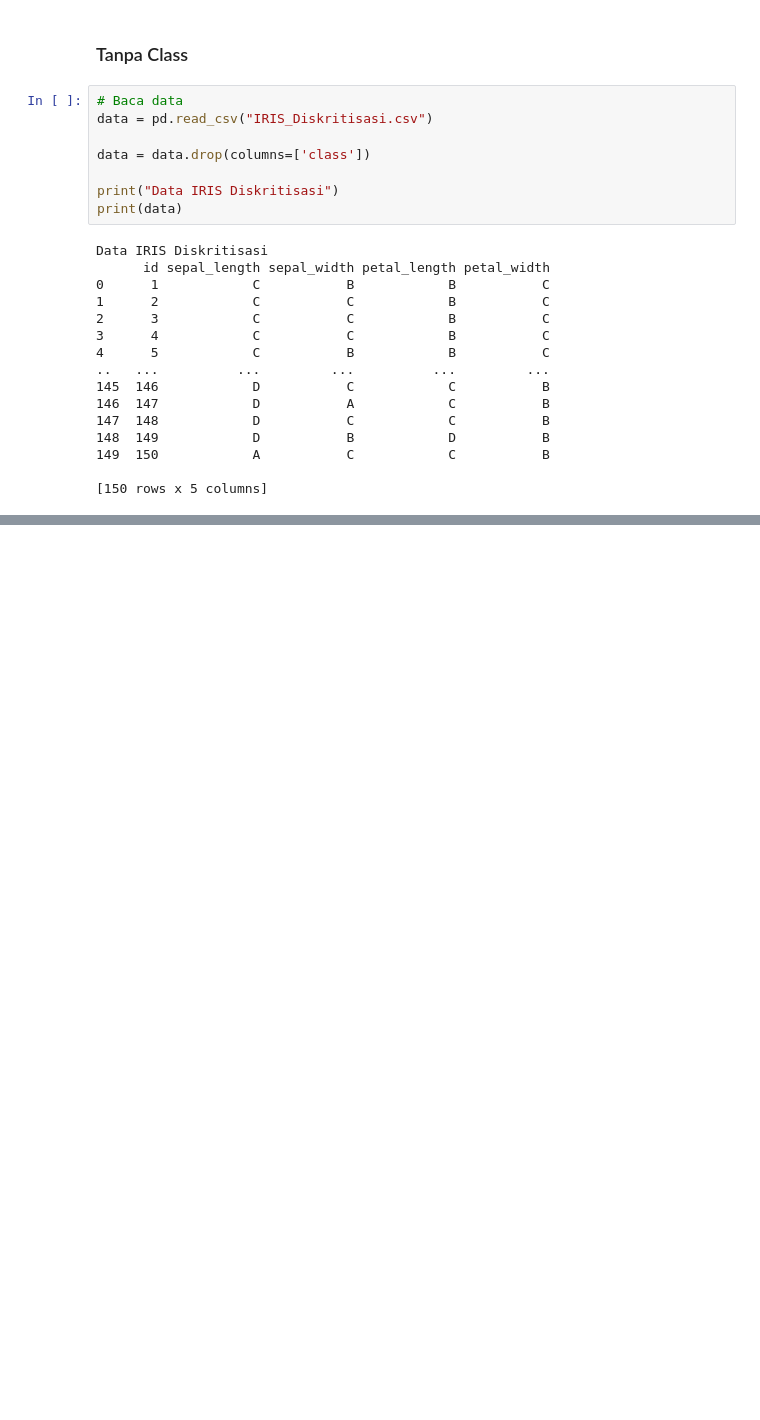
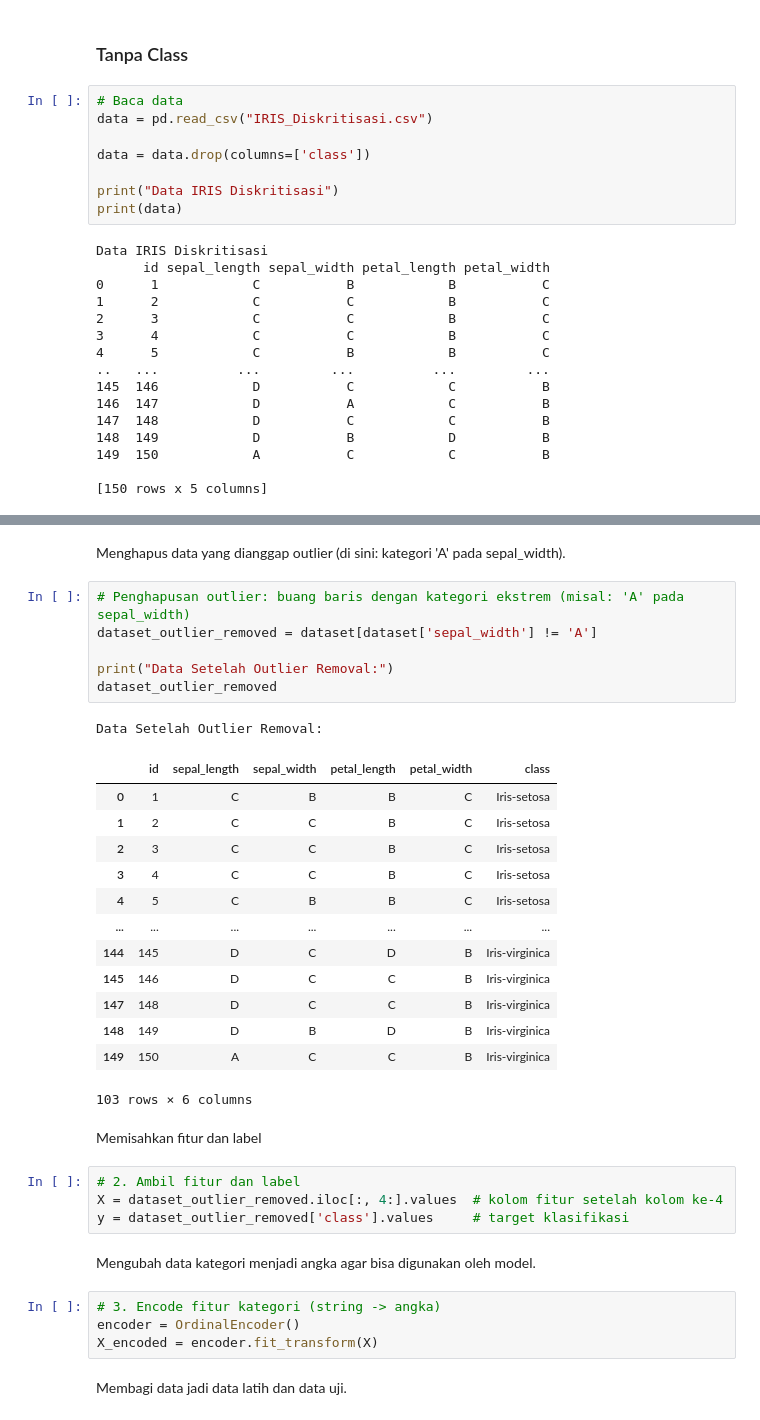
Before and after one commit to AqbilBarakaa/pendata, a Jupyter notebook: pendata/_build/jupyter_execute/Diskritisasi_Data.ipynb, the cells around one changed output, grey strips where cells are left out. Saved outputs shown, nothing was run; the diff lists cells and outputs as text; blank space fills up the shorter version.

```diff
--- a/pendata/_build/jupyter_execute/Diskritisasi_Data.ipynb
+++ b/pendata/_build/jupyter_execute/Diskritisasi_Data.ipynb
@@ -610,0 +624,37 @@ Data IRIS Diskritisasi
+# %% [markdown]
+Menghapus data yang dianggap outlier (di sini: kategori 'A' pada sepal_width).
+# %%
+# Penghapusan outlier: buang baris dengan kategori ekstrem (misal: 'A' pada sepal_width)
+dataset_outlier_removed = dataset[dataset['sepal_width'] != 'A']
+
+print("Data Setelah Outlier Removal:")
+dataset_outlier_removed
+# %% [output]
+Data Setelah Outlier Removal:
+|  | id | sepal_length | sepal_width | petal_length | petal_width | class |
+| 0 | 1 | C | B | B | C | Iris-setosa |
+| 1 | 2 | C | C | B | C | Iris-setosa |
+| 2 | 3 | C | C | B | C | Iris-setosa |
+| 3 | 4 | C | C | B | C | Iris-setosa |
+| 4 | 5 | C | B | B | C | Iris-setosa |
+| ... | ... | ... | ... | ... | ... | ... |
+| 144 | 145 | D | C | D | B | Iris-virginica |
+| 145 | 146 | D | C | C | B | Iris-virginica |
+| 147 | 148 | D | C | C | B | Iris-virginica |
+| 148 | 149 | D | B | D | B | Iris-virginica |
+| 149 | 150 | A | C | C | B | Iris-virginica |
+103 rows × 6 columns
+# %% [markdown]
+Memisahkan fitur dan label
+# %%
+# 2. Ambil fitur dan label
+X = dataset_outlier_removed.iloc[:, 4:].values  # kolom fitur setelah kolom ke-4
+y = dataset_outlier_removed['class'].values     # target klasifikasi
+# %% [markdown]
+Mengubah data kategori menjadi angka agar bisa digunakan oleh model.
+# %%
+# 3. Encode fitur kategori (string -> angka)
+encoder = OrdinalEncoder()
+X_encoded = encoder.fit_transform(X)
+# %% [markdown]
+Membagi data jadi data latih dan data uji.
```
Also changed, not shown: parts of 78 cells of this notebook, 14 other files.
